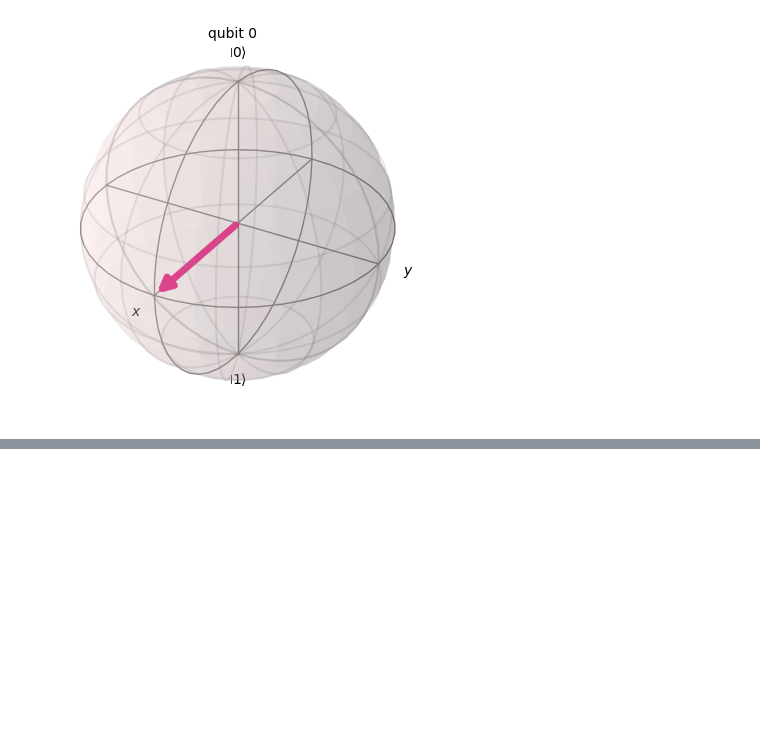
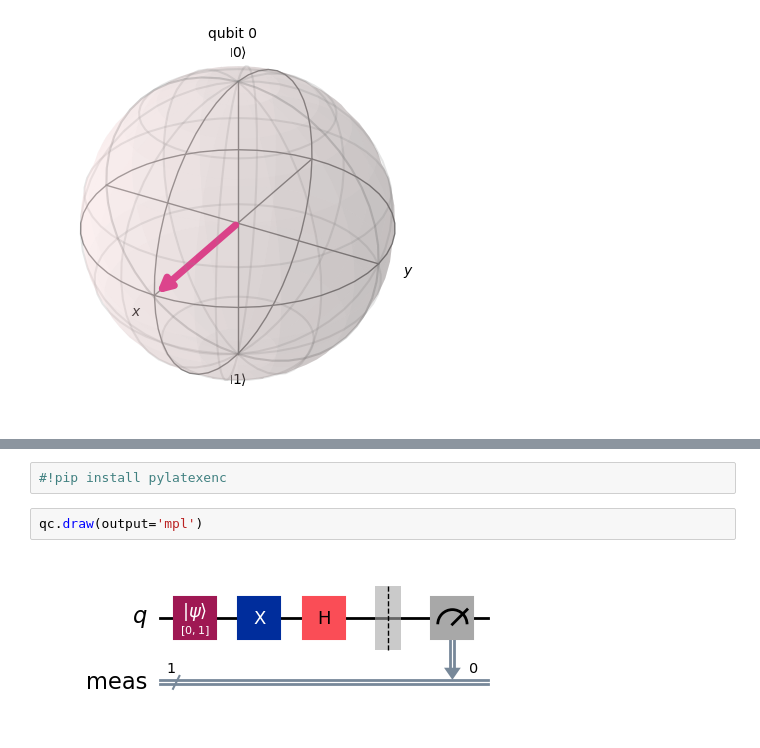
Before and after one commit to willianasanchezi/QuantumCodeLab, a Jupyter notebook: Qiskit/Circuito_Simulacion.ipynb, the cells around one changed output, grey strips where cells are left out. Cells and saved outputs as stored; diff of their text form; blank space fills up the shorter version.

```diff
--- a/Qiskit/Circuito_Simulacion.ipynb
+++ b/Qiskit/Circuito_Simulacion.ipynb
@@ -82,0 +97,6 @@ Statevector([0.70710678+0.j, 0.70710678+0.j],
+# %%
+#!pip install pylatexenc
+# %%
+qc.draw(output='mpl')
+# %% [output]
+[figure, added]
```
Also changed, not shown: parts of 5 cells of this notebook, 1 other file.
